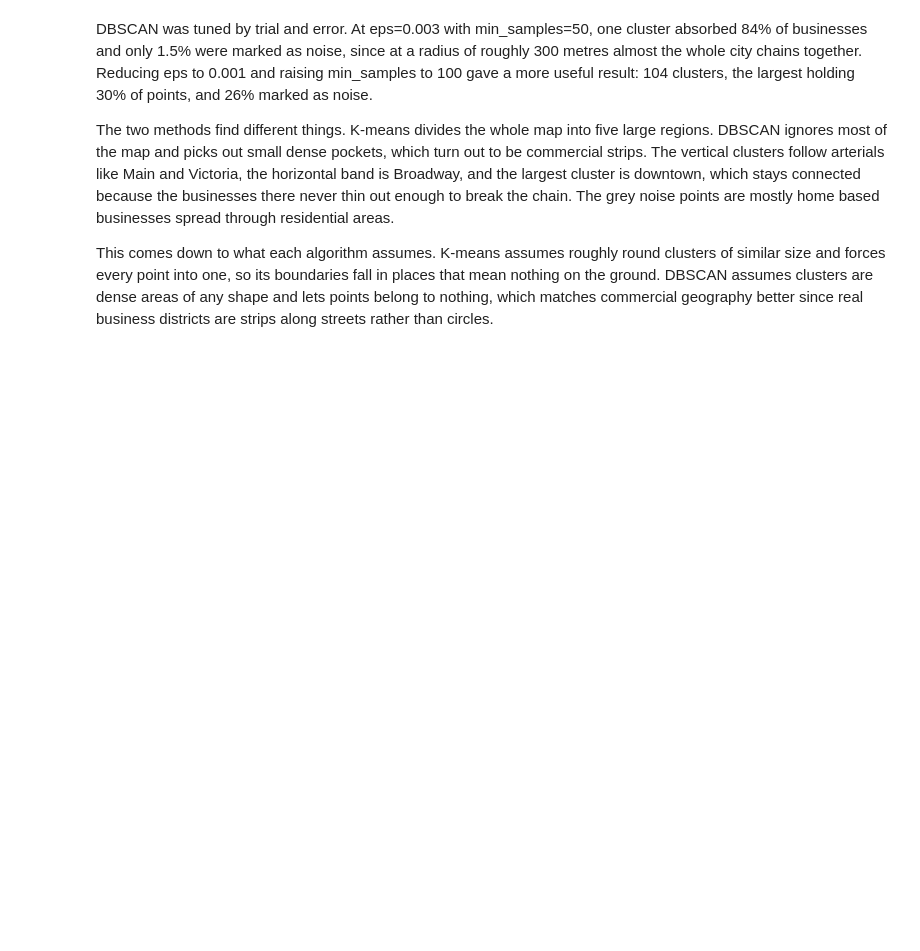
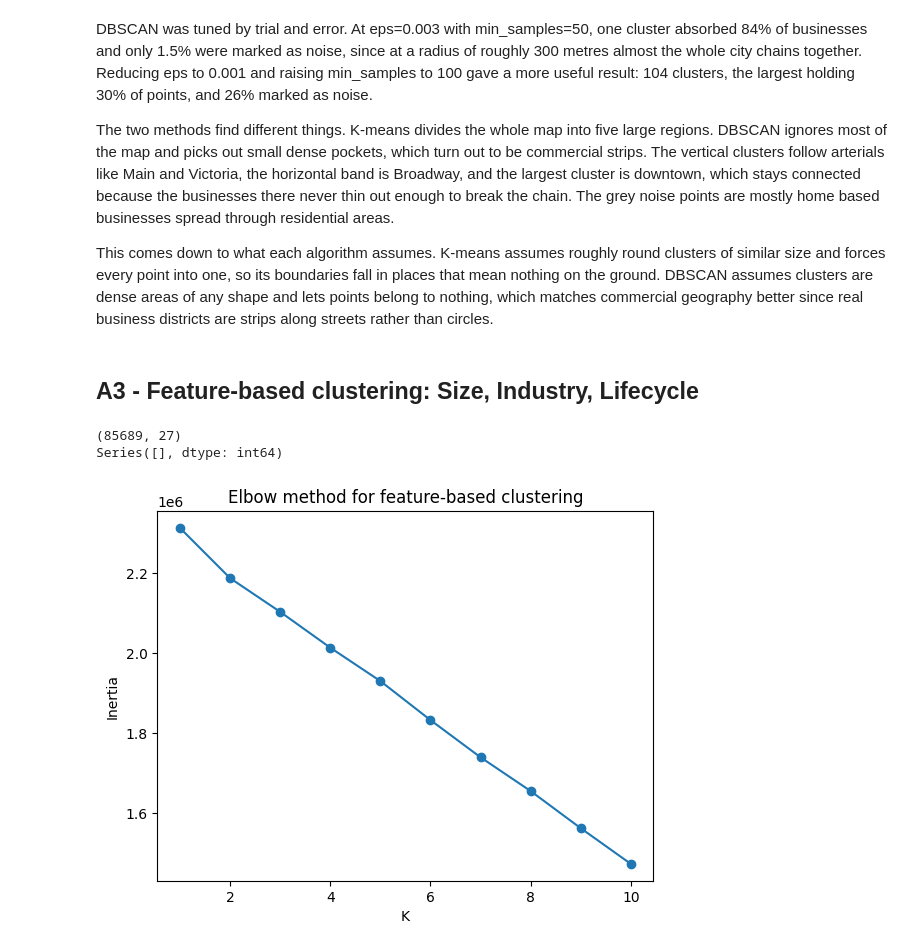
Before and after one commit to ekam-n/iat-461, a Jupyter notebook: Assignments/A3/partA.ipynb, the cells around one changed output. Drawn from its saved outputs; the diff is of its cells as text; code cells hidden in the pictures; blank space fills up the shorter version.

```diff
--- a/Assignments/A3/partA.ipynb
+++ b/Assignments/A3/partA.ipynb
@@ -370,3 +374,48 @@ DBSCAN was tuned by trial and error. At eps=0.003 with min_samples=50, one clust
 The two methods find different things. K-means divides the whole map into five large regions. DBSCAN ignores most of the map and picks out small dense pockets, which turn out to be commercial strips. The vertical clusters follow arterials like Main and Victoria, the horizontal band is Broadway, and the largest cluster is downtown, which stays connected because the businesses there never thin out enough to break the chain. The grey noise points are mostly home based businesses spread through residential areas.
 
 This comes down to what each algorithm assumes. K-means assumes roughly round clusters of similar size and forces every point into one, so its boundaries fall in places that mean nothing on the ground. DBSCAN assumes clusters are dense areas of any shape and lets points belong to nothing, which matches commercial geography better since real business districts are strips along streets rather than circles.
+# %% [markdown]
+## A3 - Feature-based clustering: Size, Industry, Lifecycle
+# %%
+import numpy as np
+
+# Size
+feat = df_clean[["numberofemployees", "feepaid"]].copy()
+
+# Lifecycle
+feat["licence_duration"] = df_clean["licence_duration"]
+feat["licencerevisionnumber"] = df_clean["licencerevisionnumber"]
+
+# Month issued, cyclically encoded so December and January are close
+month = df_clean["issueddate"].dt.month
+feat["month_sin"] = np.sin(2 * np.pi * month / 12)
+feat["month_cos"] = np.cos(2 * np.pi * month / 12)
+
+# Industry, one-hot encoded
+industry = pd.get_dummies(df_clean["businesstype_grouped"], prefix="type")
+feat = pd.concat([feat, industry], axis=1)
+
+print(feat.shape)
+print(feat.isna().sum()[feat.isna().sum() > 0])
+# %% [output]
+(85689, 27)
+Series([], dtype: int64)
+# %%
+from sklearn.preprocessing import StandardScaler
+
+X = StandardScaler().fit_transform(feat)
+# %%
+inertias = []
+ks = range(1, 11)
+for k in ks:
+    km = KMeans(n_clusters=k, random_state=42, n_init=10)
+    km.fit(X)
+    inertias.append(km.inertia_)
+
+plt.plot(ks, inertias, marker="o")
+plt.xlabel("K")
+plt.ylabel("Inertia")
+plt.title("Elbow method for feature-based clustering")
+plt.show()
+# %% [output]
+[figure, added]
```
Also changed, not shown: parts of 9 cells of this notebook.
